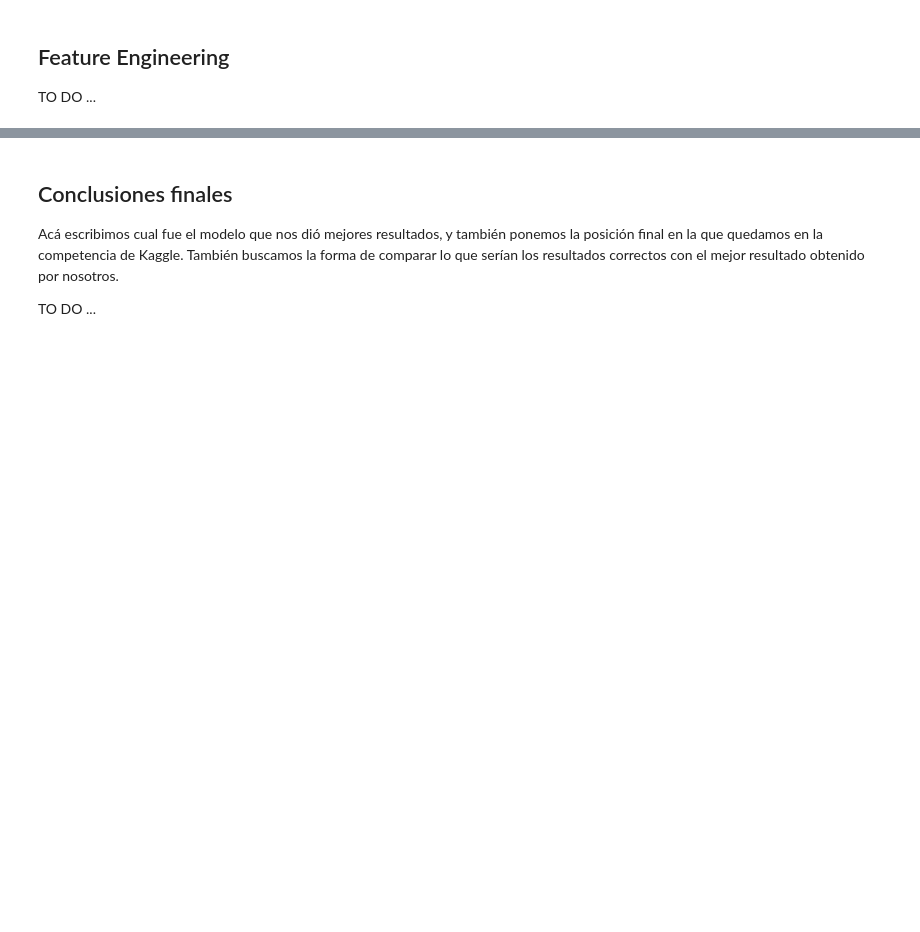
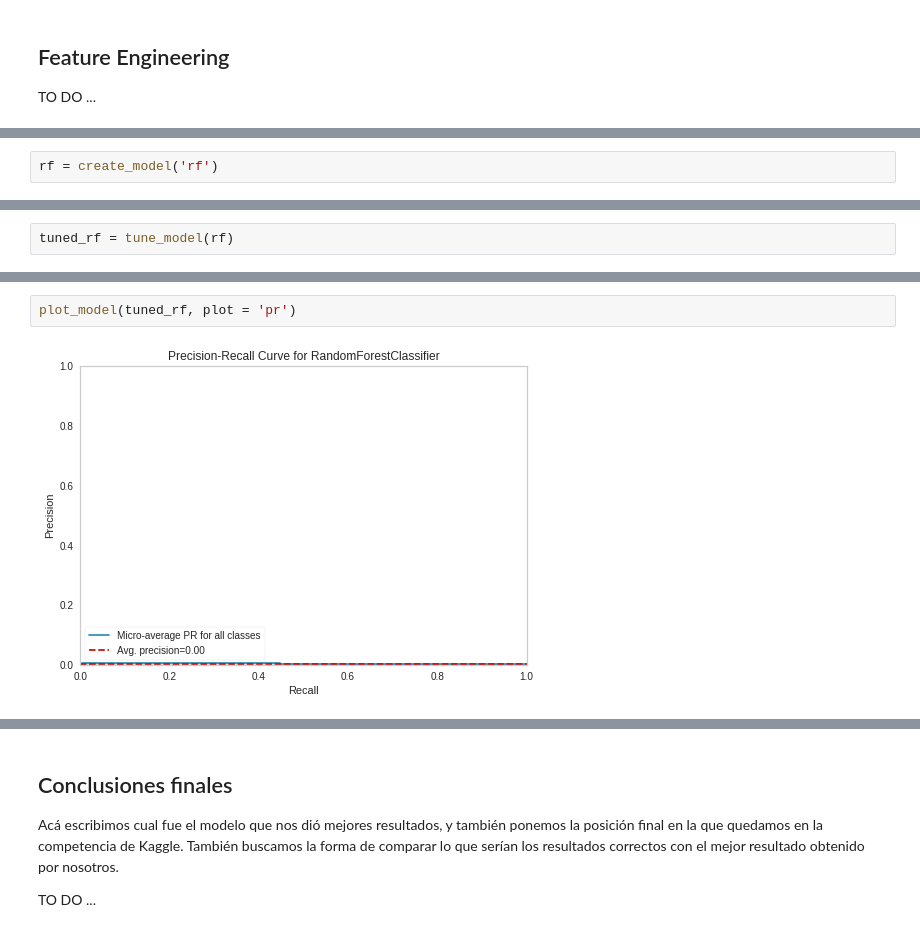
Before and after one commit to fedepenic/Tecnologias-Emergentes-Machine-Learning, a Jupyter notebook: TrabajoPracticoTecnologiasEmergentes.ipynb, the cells around one changed output, grey strips where cells are left out. Drawn from its saved outputs; the diff is of its cells as text; blank space fills up the shorter version.

Commit message:
Agrego algo de EDA, data de modelos en general y la base de random forest

```diff
--- a/TrabajoPracticoTecnologiasEmergentes.ipynb
+++ b/TrabajoPracticoTecnologiasEmergentes.ipynb
@@ -206,0 +334,2 @@ TO DO ...
+# %%
+rf = create_model('rf')
@@ -206,0 +351,2 @@ TO DO ...
+# %%
+tuned_rf = tune_model(rf)
@@ -206,0 +396,4 @@ TO DO ...
+# %%
+plot_model(tuned_rf, plot = 'pr')
+# %% [output]
+[figure, added]
```
Also changed, not shown: parts of 31 cells of this notebook.
